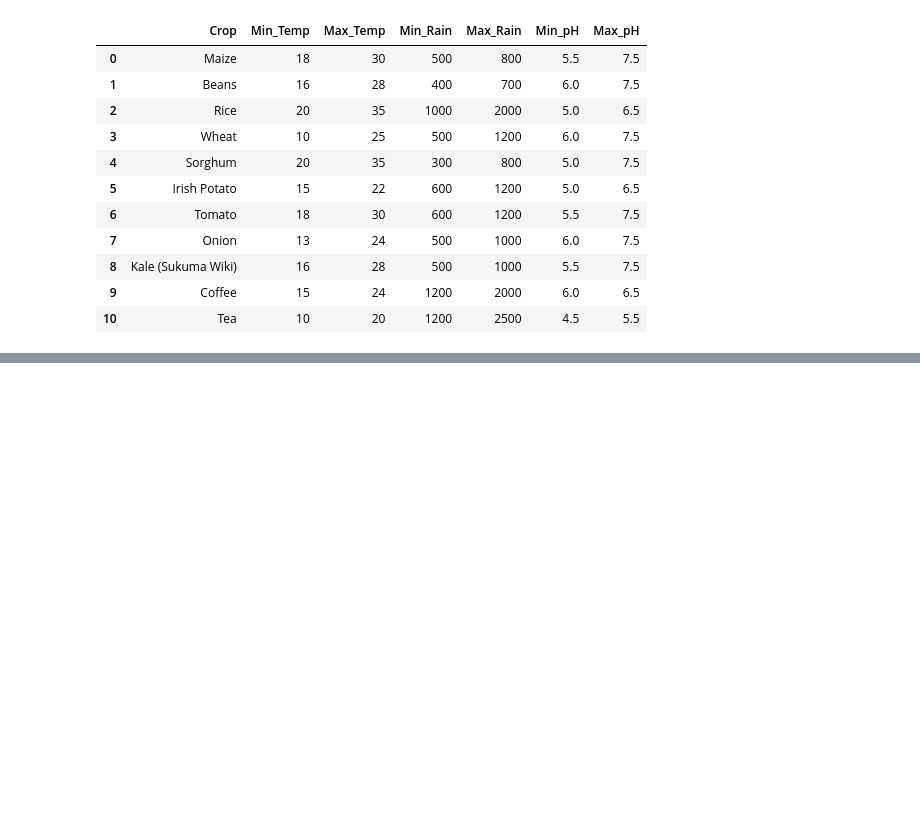
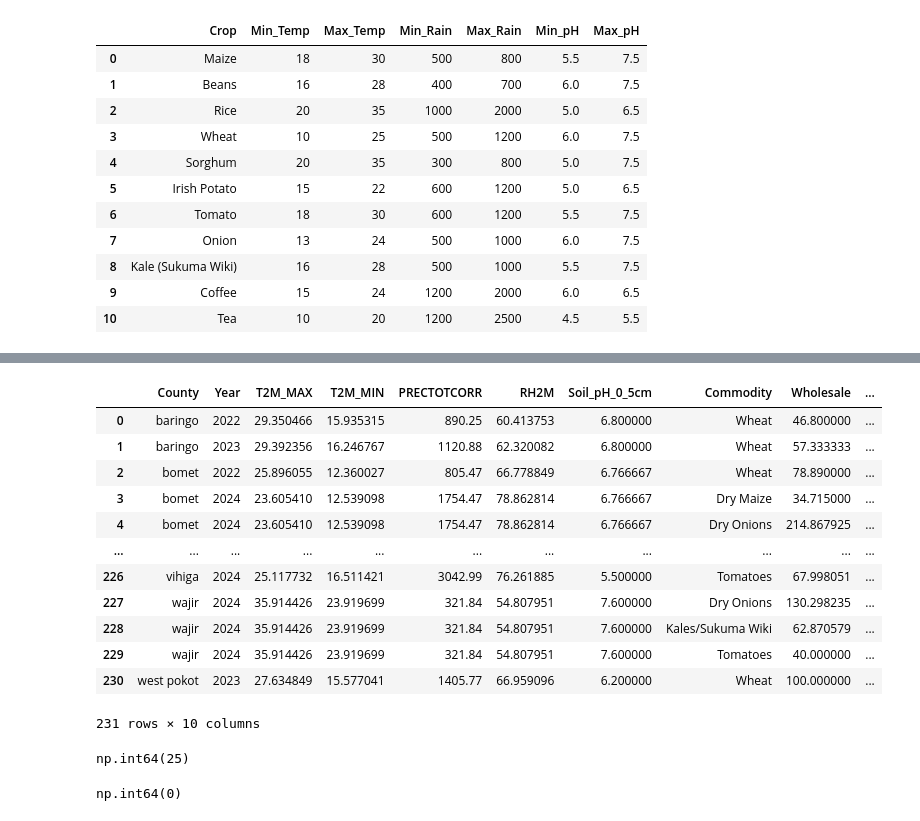
Before and after one commit to Gideonngige/jupyter-notebooks, a Jupyter notebook: Project_implementation.ipynb, the cells around one changed output, grey strips where cells are left out. Drawn from its saved outputs; the diff is of its cells as text; code cells hidden in the pictures; blank space fills up the shorter version.

```diff
--- a/Project_implementation.ipynb
+++ b/Project_implementation.ipynb
@@ -324,0 +498,10 @@ crop_requirements_df
+# %%
+prices_df["Date"] = pd.to_datetime(prices_df["Date"])
+prices_df["Year"] = prices_df["Date"].dt.year
+
+price_summary = prices_df.groupby(["County","Year","Commodity"]).agg({
+    "Wholesale":"mean",
+    "Retail":"mean"
+}).reset_index()
+
+price_summary
@@ -324,0 +522,15 @@ crop_requirements_df
+# %%
+# print(merged_summary["County"].unique())
+# print(price_summary["County"].unique())
+def clean_county(name):
+    return (
+        name.lower()
+        .replace("-", " ")
+        .replace("'", "")
+        .strip()
+    )
+
+merged_summary["County"] = merged_summary["County"].apply(clean_county)
+price_summary["County"] = price_summary["County"].apply(clean_county)
+print(merged_summary["County"].unique())
+print(price_summary["County"].unique())
@@ -324,0 +555,53 @@ crop_requirements_df
+# %%
+# merge climate and price datasets
+merged_df = pd.merge(
+    merged_summary,
+    price_summary,
+    on=["County","Year"],
+    how="inner"
+)
+
+merged_df
+# %% [output]
+|  | County | Year | T2M_MAX | T2M_MIN | PRECTOTCORR | RH2M | Soil_pH_0_5cm | Commodity | Wholesale | ... |
+| 0 | baringo | 2022 | 29.350466 | 15.935315 | 890.25 | 60.413753 | 6.800000 | Wheat | 46.800000 | ... |
+| 1 | baringo | 2023 | 29.392356 | 16.246767 | 1120.88 | 62.320082 | 6.800000 | Wheat | 57.333333 | ... |
+| 2 | bomet | 2022 | 25.896055 | 12.360027 | 805.47 | 66.778849 | 6.766667 | Wheat | 78.890000 | ... |
+| 3 | bomet | 2024 | 23.605410 | 12.539098 | 1754.47 | 78.862814 | 6.766667 | Dry Maize | 34.715000 | ... |
+| 4 | bomet | 2024 | 23.605410 | 12.539098 | 1754.47 | 78.862814 | 6.766667 | Dry Onions | 214.867925 | ... |
+| ... | ... | ... | ... | ... | ... | ... | ... | ... | ... | ... |
+| 226 | vihiga | 2024 | 25.117732 | 16.511421 | 3042.99 | 76.261885 | 5.500000 | Tomatoes | 67.998051 | ... |
+| 227 | wajir | 2024 | 35.914426 | 23.919699 | 321.84 | 54.807951 | 7.600000 | Dry Onions | 130.298235 | ... |
+| 228 | wajir | 2024 | 35.914426 | 23.919699 | 321.84 | 54.807951 | 7.600000 | Kales/Sukuma Wiki | 62.870579 | ... |
+| 229 | wajir | 2024 | 35.914426 | 23.919699 | 321.84 | 54.807951 | 7.600000 | Tomatoes | 40.000000 | ... |
+| 230 | west pokot | 2023 | 27.634849 | 15.577041 | 1405.77 | 66.959096 | 6.200000 | Wheat | 100.000000 | ... |
+231 rows × 10 columns
+# %%
+merged_df["AvgTemp"] = (merged_df["T2M_MAX"] + merged_df["T2M_MIN"]) / 2
+merged_df["Price"] = (merged_df["Wholesale"] + merged_df["Retail"]) / 2
+merged_df["Soil_pH"] = merged_df["Soil_pH_0_5cm"]
+merged_df["Humidity"] = merged_df["RH2M"]
+merged_df["Rainfall"] = merged_df["PRECTOTCORR"]
+merged_df["Crop"] = merged_df["Commodity"]
+# merged_df
+merged_df["Price"] = merged_df["Price"].fillna(
+    merged_df.groupby("Crop")["Price"].transform("mean")
+)
+
+ml_df = merged_df[[
+    "County",
+    "Crop",
+    "AvgTemp",
+    "Rainfall",
+    "Humidity",
+    "Soil_pH",
+    "Price",
+]]
+ml_df["Price"].isna().sum()
+# %% [output]
+np.int64(25)
+# %%
+ml_df["Price"] = ml_df["Price"].fillna(ml_df["Price"].mean())
+ml_df["Price"].isna().sum()
+# %% [output]
+np.int64(0)
```
Also changed, not shown: parts of 10 cells of this notebook, 3 other files.
